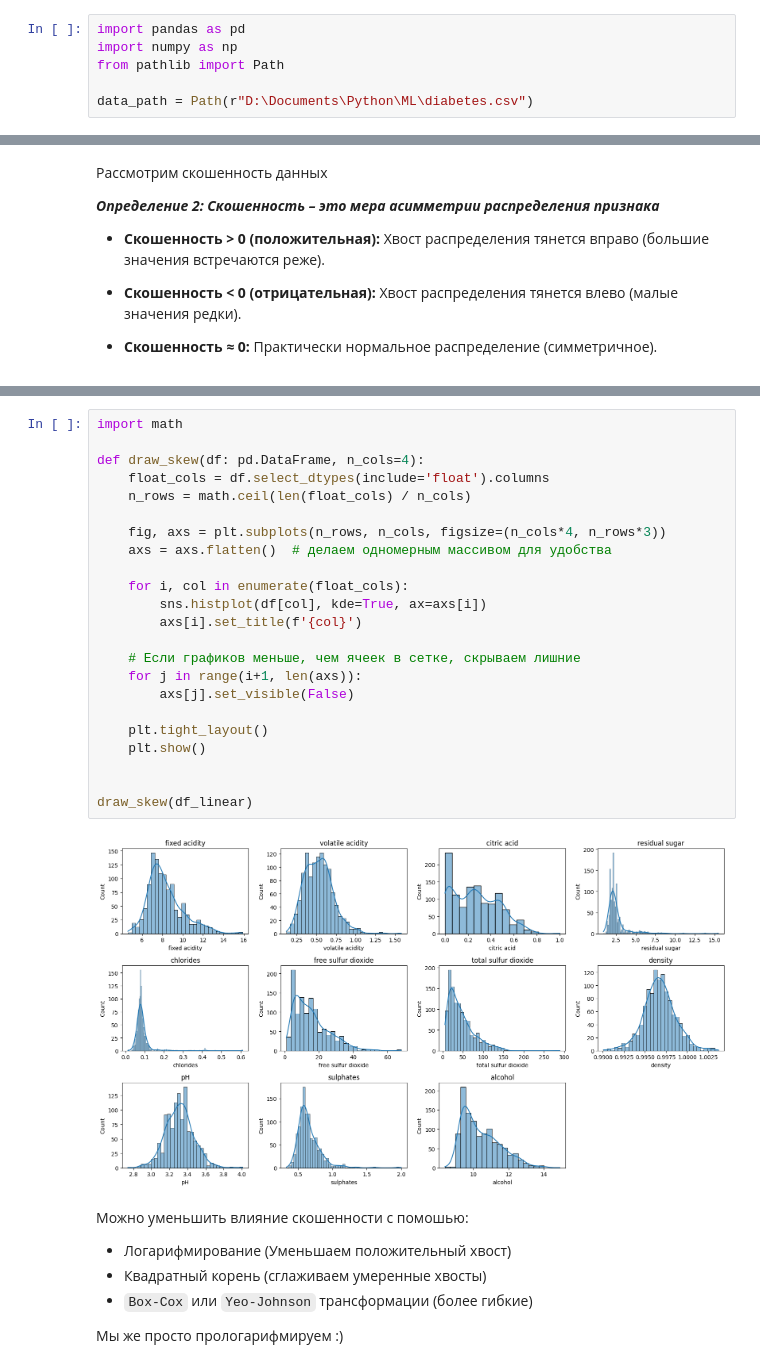
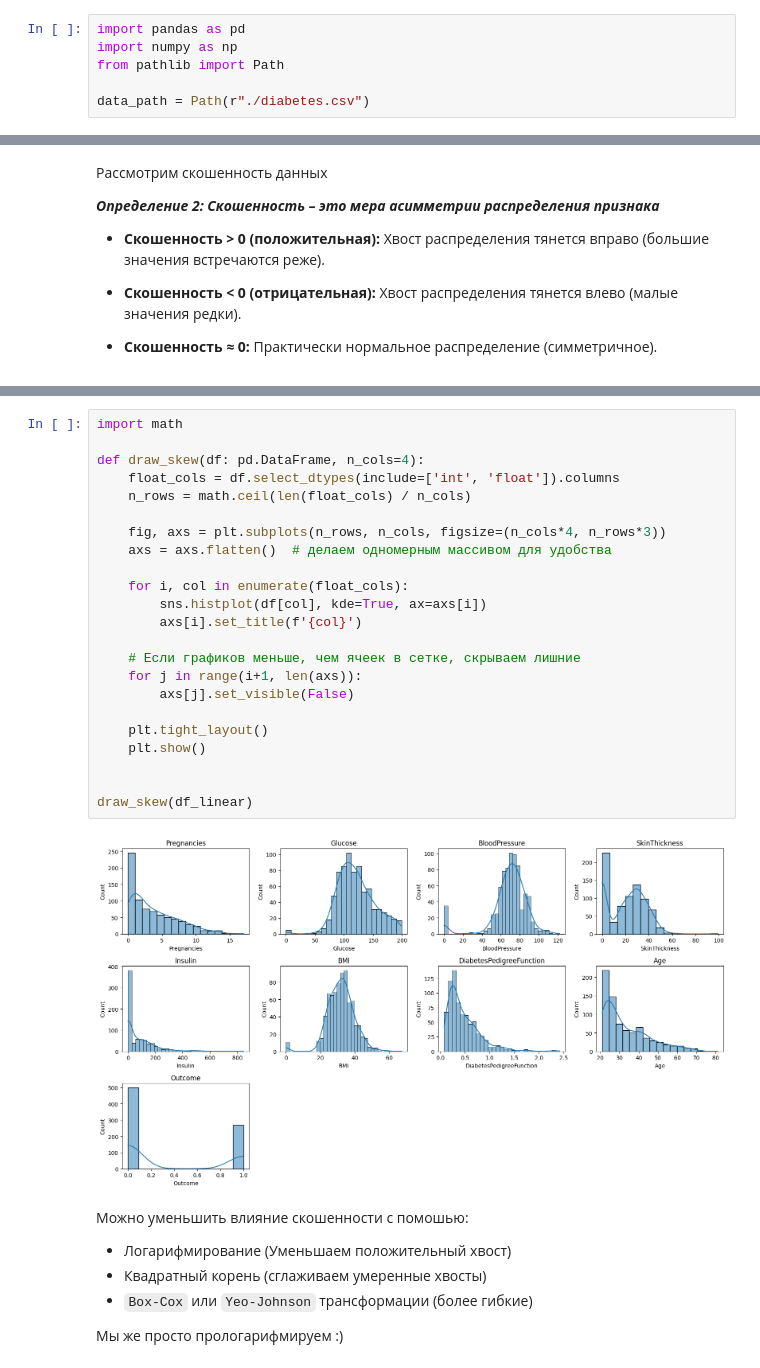
Before and after one commit to EgorX2000/ml_labs, a Jupyter notebook: 1/lr_1.ipynb, the cells around one changed output, grey strips where cells are left out. Cells and saved outputs as stored; diff of their text form.

```diff
--- a/1/lr_1.ipynb
+++ b/1/lr_1.ipynb
@@ -74,7 +74,7 @@ import pandas as pd
 import numpy as np
 from pathlib import Path
 
-data_path = Path(r"D:\Documents\Python\ML\diabetes.csv")
+data_path = Path(r"./diabetes.csv")
 # %% [markdown]
 Загрузка датасета `pd.read_csv(path_to_dataset: str)`
 # %%
@@ -292,28 +287,28 @@ dtype: float64
 # %%
 import math
 
 def draw_skew(df: pd.DataFrame, n_cols=4):
-    float_cols = df.select_dtypes(include='float').columns
+    float_cols = df.select_dtypes(include=['int', 'float']).columns
     n_rows = math.ceil(len(float_cols) / n_cols)
 
     fig, axs = plt.subplots(n_rows, n_cols, figsize=(n_cols*4, n_rows*3))
     axs = axs.flatten()  # делаем одномерным массивом для удобства
 
     for i, col in enumerate(float_cols):
         sns.histplot(df[col], kde=True, ax=axs[i])
         axs[i].set_title(f'{col}')
 
     # Если графиков меньше, чем ячеек в сетке, скрываем лишние
     for j in range(i+1, len(axs)):
         axs[j].set_visible(False)
 
     plt.tight_layout()
     plt.show()
 
 
 draw_skew(df_linear)
 # %% [output]
-[figure, old version]
+[figure, new version]
 # %% [markdown]
 Можно уменьшить влияние скошенности с помошью:
 
```
Also changed, not shown: parts of 15 cells of this notebook.
